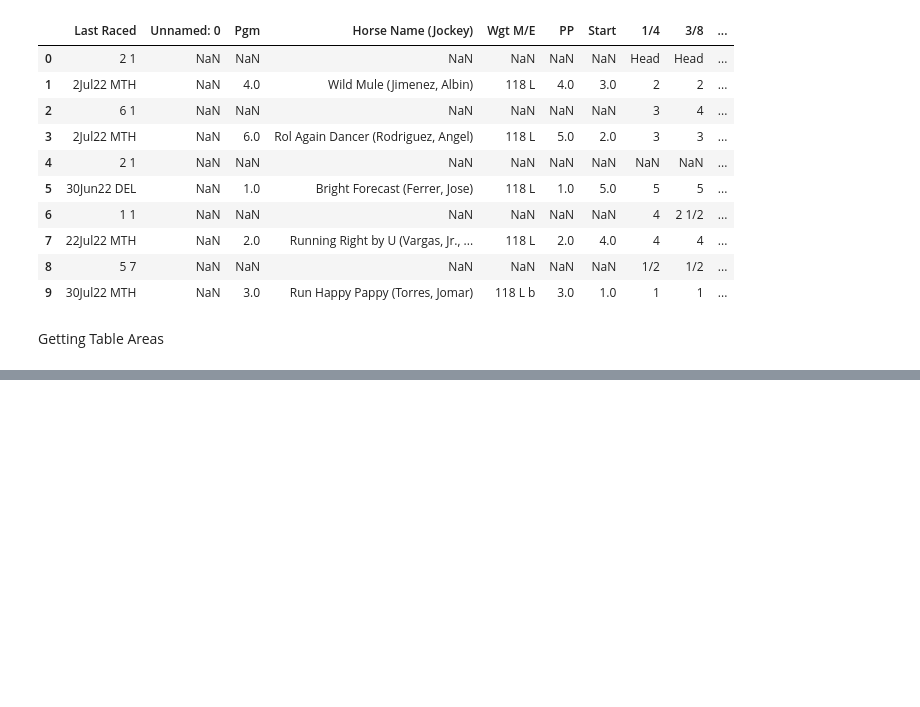
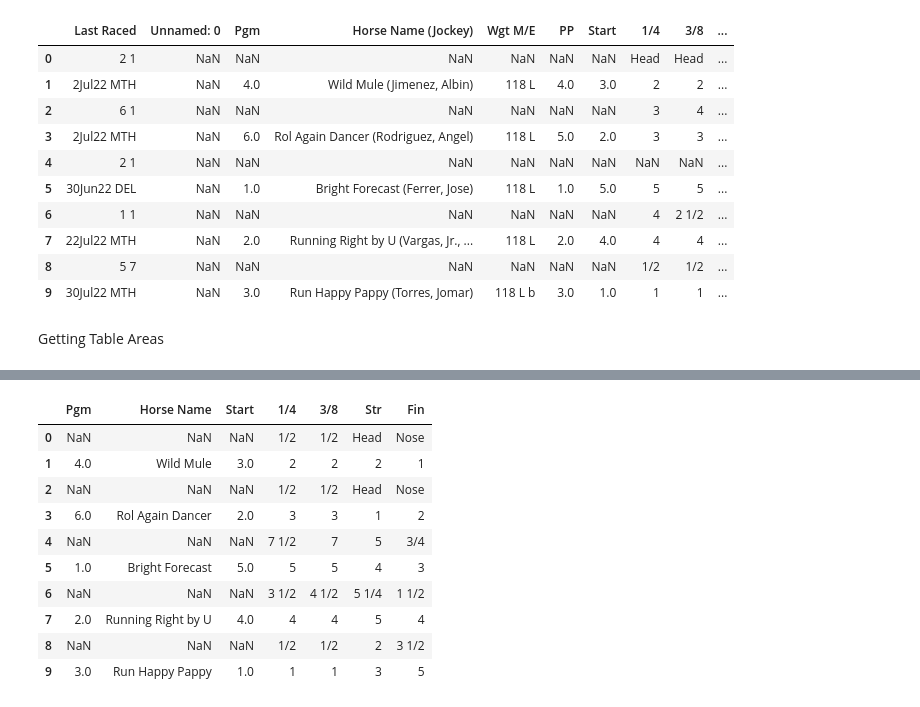
Before and after one commit to Jonhops1595/horse_racing_study, a Jupyter notebook: PDFScanner/tabula_table_parsing.ipynb, the cells around one changed output, grey strips where cells are left out. Drawn from its saved outputs; the diff is of its cells as text; code cells hidden in the pictures; blank space fills up the shorter version.

```diff
--- a/PDFScanner/tabula_table_parsing.ipynb
+++ b/PDFScanner/tabula_table_parsing.ipynb
@@ -176,0 +180,19 @@ table_loc_df
+# %%
+test_area = [404.831,126.00,479.465,424.08]
+df = tabula.read_pdf("equibaseFile.pdf", pages = 1, area = [test_area])
+df
+bottom_table = df[0]
+# %%
+bottom_table
+# %% [output]
+|  | Pgm | Horse Name | Start | 1/4 | 3/8 | Str | Fin |
+| 0 | NaN | NaN | NaN | 1/2 | 1/2 | Head | Nose |
+| 1 | 4.0 | Wild Mule | 3.0 | 2 | 2 | 2 | 1 |
+| 2 | NaN | NaN | NaN | 1/2 | 1/2 | Head | Nose |
+| 3 | 6.0 | Rol Again Dancer | 2.0 | 3 | 3 | 1 | 2 |
+| 4 | NaN | NaN | NaN | 7 1/2 | 7 | 5 | 3/4 |
+| 5 | 1.0 | Bright Forecast | 5.0 | 5 | 5 | 4 | 3 |
+| 6 | NaN | NaN | NaN | 3 1/2 | 4 1/2 | 5 1/4 | 1 1/2 |
+| 7 | 2.0 | Running Right by U | 4.0 | 4 | 4 | 5 | 4 |
+| 8 | NaN | NaN | NaN | 1/2 | 1/2 | 2 | 3 1/2 |
+| 9 | 3.0 | Run Happy Pappy | 1.0 | 1 | 1 | 3 | 5 |
```
Also changed, not shown: parts of 8 cells of this notebook.
